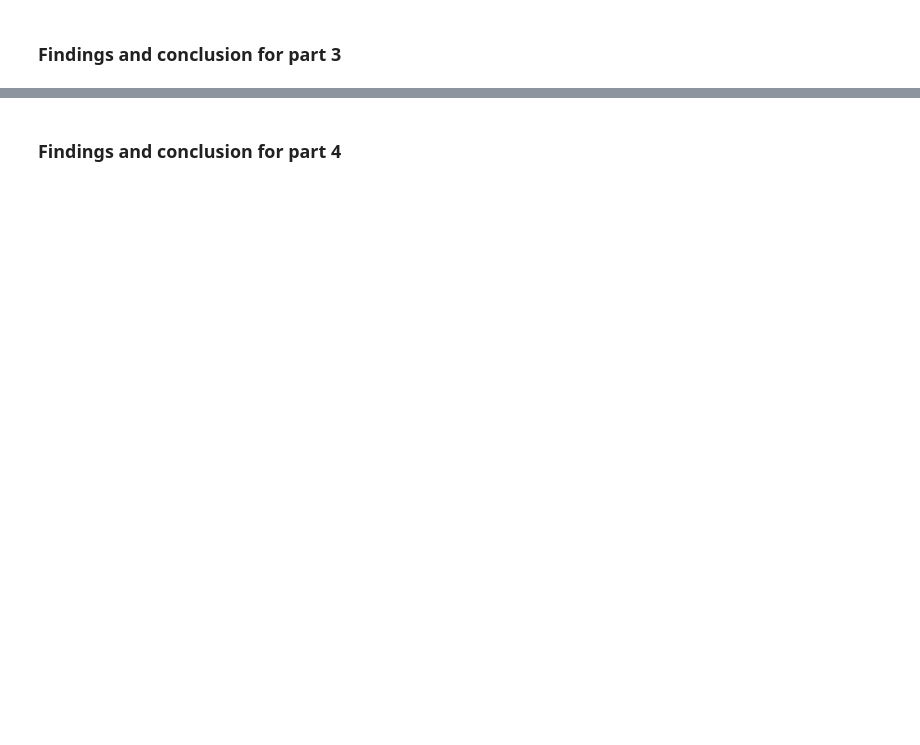
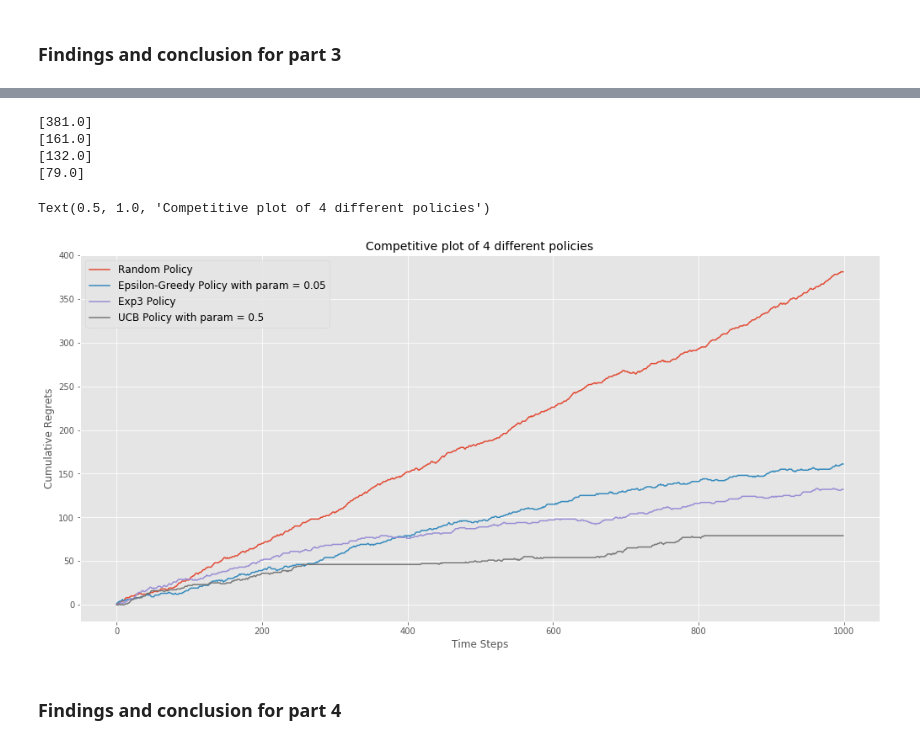
Before and after one commit to Chenghan-Sun/DS-Projects, a Jupyter notebook: multiarmed_bandit/Chenghan-Sun-homework2.ipynb, the cells around one changed output, grey strips where cells are left out. Drawn from its saved outputs; the diff is of its cells as text; code cells hidden in the pictures; blank space fills up the shorter version.

```diff
--- a/multiarmed_bandit/Chenghan-Sun-homework2.ipynb
+++ b/multiarmed_bandit/Chenghan-Sun-homework2.ipynb
@@ -544,17 +517,0 @@ Text(0.5, 1.0, 'Competitive plot of 4 different values of C for UCB policy')
-# %%
-# Part 4 code, output your plot
-
-np.random.seed(5)
-num_arms = SimpleBandit().num_arms
-# epsilon_list = [0.01, 0.05, 0.1, 0.2]
-rp = RandomPolicy(num_arms)
-egp = Epsilon_Greedy_Policy(num_arms, 0.05)
-exp3 = Exp3(num_arms, 0.1)
-eg_4 = Epsilon_Greedy_Policy(num_arms, 0.2)
-policies = [eg_1, eg_2, eg_3, eg_4]
-regrets_history = {}
-for tmp_policy in policies:
-    CurRewardList = []
-    regrets_history[tmp_policy] = modified_run_trajectory(SimpleBandit(), [tmp_policy], 1000)
-
-    print(regrets_history[tmp_policy][-1])
@@ -561,2 +522,38 @@ for tmp_policy in policies:
+# %%
+# Part 4 code, output your plot
+# np.random.seed(5)
+# select cases of Epsilon-Greedy and UCB policies from previous experiements with the best performance？
+# run four policies
+num_arms = SimpleBandit().num_arms
+rp = RandomPolicy(num_arms)
+eg_2 = Epsilon_Greedy_Policy(num_arms, 0.05)
+exp3 = Exp3(num_arms)
+ucb_1 = UCB(num_arms, 0.5)
+policies = [rp, eg_2, exp3, ucb_1]
+
+regrets_history_mix = {}
+for tmp_policy in policies:
+    CurRewardList = []
+    regrets_history[tmp_policy] = modified_run_trajectory(SimpleBandit(), [tmp_policy], 1000)
+    print(regrets_history[tmp_policy][-1])
+
+# plot
+plt.figure(figsize=(17, 8))
+plt.plot(range(1000), regrets_history[rp], '-', label='Random Policy', color=colors[0])
+plt.plot(range(1000), regrets_history[eg_2], '-', label='Epsilon-Greedy Policy with param = 0.05',
+         color=colors[1])
+plt.plot(range(1000), regrets_history[exp3], '-', label='Exp3 Policy', color=colors[2])
+plt.plot(range(1000), regrets_history[ucb_1], '-', label='UCB Policy with param = 0.5', color=colors[3])
+plt.legend(fontsize=12)
+plt.xlabel('Time Steps', fontsize=12)
+plt.ylabel('Cumulative Regrets', fontsize=12)
+plt.title("Competitive plot of 4 different policies", fontsize=14)
+# %% [output]
+[381.0]
+[161.0]
+[132.0]
+[79.0]
+Text(0.5, 1.0, 'Competitive plot of 4 different policies')
+[figure, added]
 # %% [markdown]
 ### Findings and conclusion for part 4
```
Also changed, not shown: parts of 8 cells of this notebook.
